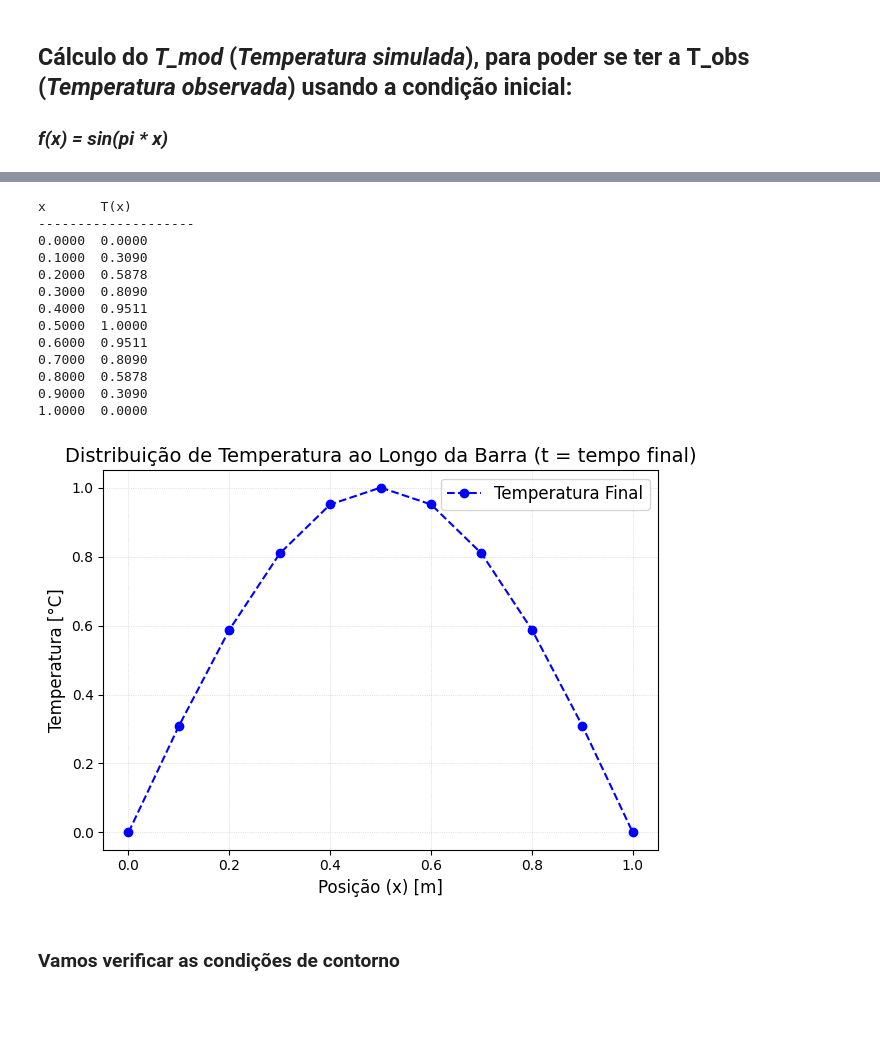
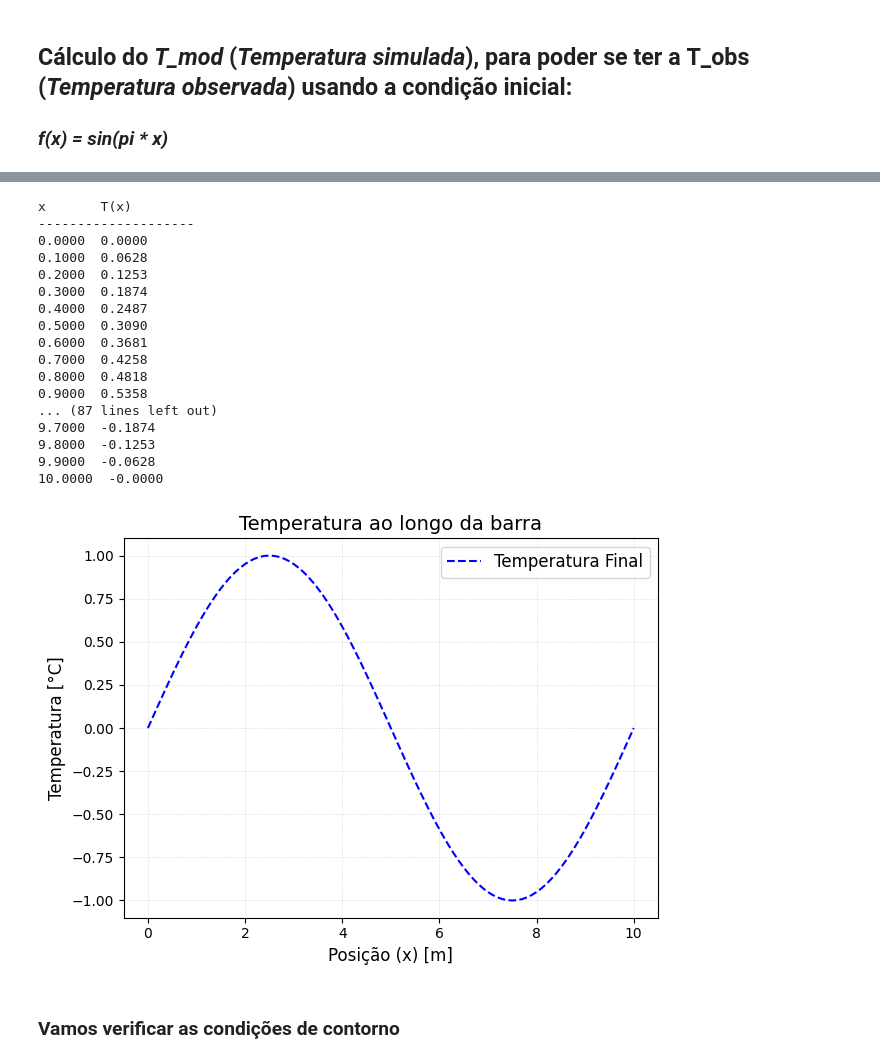
Before and after one commit to lourencocavalcante/CAP-340-Problemas-Inversos, a Jupyter notebook: CAP340_Trabalho_Problemas_Inversos_Lourenco.ipynb, the cells around one changed output, grey strips where cells are left out. Cells and saved outputs as stored; diff of their text form; code cells hidden in the pictures; blank space fills up the shorter version.

```diff
--- a/CAP340_Trabalho_Problemas_Inversos_Lourenco.ipynb
+++ b/CAP340_Trabalho_Problemas_Inversos_Lourenco.ipynb
@@ -24,4 +24,18 @@ Para resolver este item, o código abaixo código implementa a solução do prob
 ## Cálculo do ***T_mod*** (***Temperatura simulada***), para poder se ter a **T_obs** (***Temperatura observada***) usando a condição inicial:
 
 ### ***f(x) = sin(pi * x)***
+# %%
+#Bibliotecas necessárias
+import numpy as np
+import matplotlib.pyplot as plt
+
+# Parâmetros do problema
+Lx = 10.0         # Comprimento da barra
+alpha = 0.01     # Difusividade térmica
+dx = 0.1         # Passo espacial
+dt = 0.1        # Passo temporal #1e-4
+tau = 0.01       # Tempo total da simulação (tempo)
+nx = int(Lx / dx) + 1  # Número de pontos espaciais
+nt = int(tau / dt)     # Número de passos de tempo
+r = alpha * dt / dx**2  # Número de Courant
 # %%
@@ -77,19 +61,12 @@ Temperatura simulada T_mod na posição x = 1.0 é: 0.0000
 # %%
-# Parâmetros físicos do problema
-alpha = 0.01  # Difusividade térmica
-Lx = 1.0      # Comprimento da barra
-dx = 0.1      # Passo espacial
-tau = 0.01    # Tempo total da simulação
-
-
 # Aqui criamos um array numérico chamado x que representa os pontos
 # igualmente espaçados ao longo da barra de comprimento Lx
-x = np.linspace(0, Lx, int(Lx / dx) + 1)
 
-print(f'Quantidade de pontos definidos na barra:{len(x)}')
+# Posições e condição inicial verdadeira
+x = np.linspace(0, Lx, int(Lx / dx) + 1)     # Posições discretizadas
+#true_initial_condition = np.sin(np.pi * x)  # Condição inicial
+#true_initial_condition = np.sin(2 * np.pi * x / Lx)  # Condição inicial
+true_initial_condition = np.sin(2 * np.pi * x / Lx)  # Condição inicial
 
-# Condição inicial foi definda: f(x) = sin(pi * x)
-initial_condition = np.sin(np.pi * x)
-
-print(f'\nCondição inicial:{initial_condition}')
+print(f'\nCondição inicial:{true_initial_condition}')
 # %% [output]
@@ -124,7 +113,7 @@ def solve_heat_equation(f):
 
 
 # Solução do problema direto
-final_temperature = solve_heat_equation(initial_condition)
+final_temperature = solve_heat_equation(true_initial_condition)
 
 
 print("x       T(x)")
@@ -135,35 +124,39 @@ for xi, Ti in zip(x, final_temperature):
 x       T(x)
 --------------------
 0.0000  0.0000
-0.1000  0.3090
-0.2000  0.5878
-0.3000  0.8090
-0.4000  0.9511
-0.5000  1.0000
-0.6000  0.9511
-0.7000  0.8090
-0.8000  0.5878
-0.9000  0.3090
-1.0000  0.0000
+0.1000  0.0628
+0.2000  0.1253
+0.3000  0.1874
+0.4000  0.2487
+0.5000  0.3090
+0.6000  0.3681
+0.7000  0.4258
+0.8000  0.4818
+0.9000  0.5358
+... (87 lines left out)
+9.7000  -0.1874
+9.8000  -0.1253
+9.9000  -0.0628
+10.0000  -0.0000
 # %%
 # Gráfico com estilo científico
 # plt.style.use("seaborn-muted")  # Escolha de estilo opcional
 
-plt.plot(x, final_temperature, color="blue", linestyle="--", marker="o", label="Temperatura Final")
+plt.plot(x, final_temperature, color="blue", linestyle="--", label="Temperatura Final")
 plt.xlabel("Posição (x) [m]", fontsize=12)  # Rótulo do eixo X, unidades de metros
 plt.ylabel("Temperatura [°C]", fontsize=12)  # Rótulo do eixo Y, unidades de Celsius
-plt.title("Distribuição de Temperatura ao Longo da Barra (t = tempo final)", fontsize=14)
+plt.title("Temperatura ao longo da barra", fontsize=14)
 plt.grid(True, linestyle=":", linewidth=0.5, alpha=0.7)  # Grid sutil para maior clareza
 plt.legend(loc="best", fontsize=12)  # Legenda com fonte de tamanho adequado
 plt.tight_layout()  # Ajuste automático do layout para evitar sobreposição
 
 # Exibição do gráfico
 plt.show()
 
 # Salvamento do gráfico
 # plt.savefig("distribuicao_temperatura.png", dpi=300)
 # %% [output]
-[figure, old version]
+[figure, new version]
 # %% [markdown]
 ### Vamos verificar as condições de contorno
 # %% [markdown]
```
Also changed, not shown: parts of 12 cells of this notebook.
